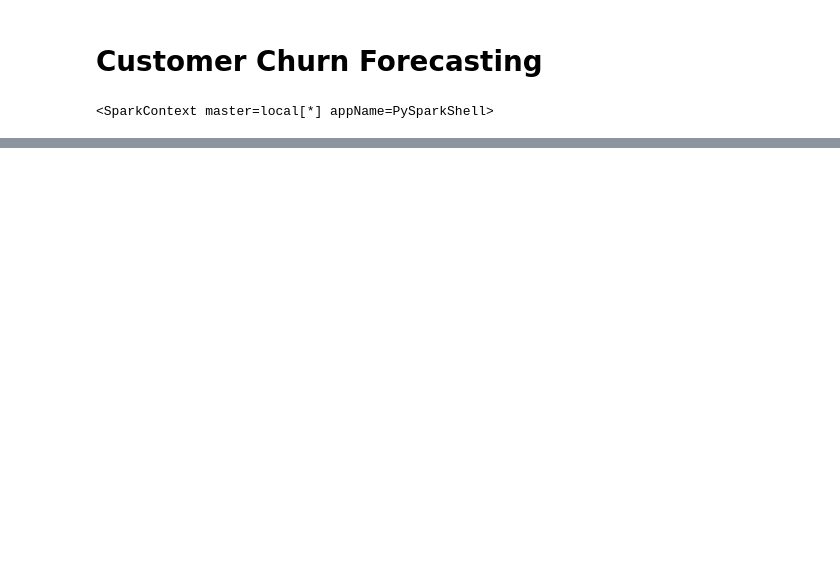
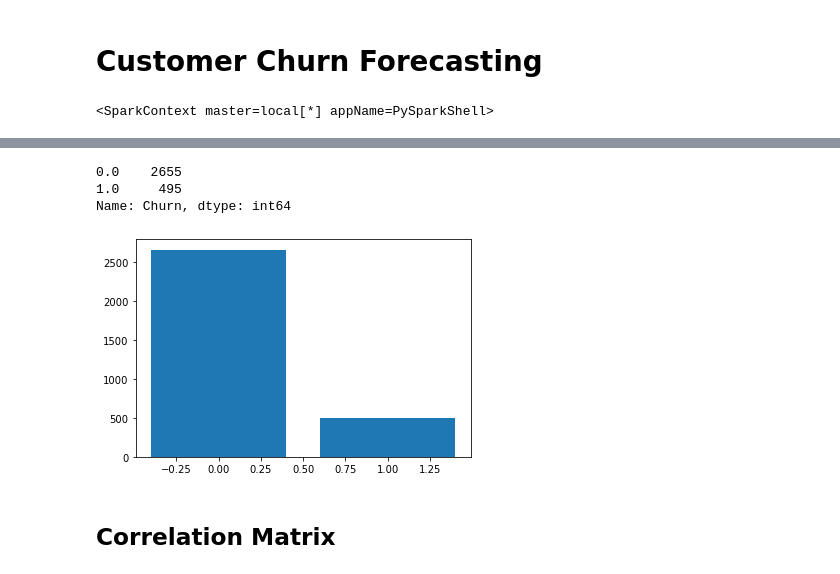
Before and after one commit to DorinBuzilov/2024_MSc_of_DataAnalytics_CA1, a Jupyter notebook: 2024_MSc_of_DataAnalytics_DorinBuzilov_sba20274.ipynb, the cells around one changed output, grey strips where cells are left out. Cells and saved outputs as stored; diff of their text form; code cells hidden in the pictures; blank space fills up the shorter version.

```diff
--- a/2024_MSc_of_DataAnalytics_DorinBuzilov_sba20274.ipynb
+++ b/2024_MSc_of_DataAnalytics_DorinBuzilov_sba20274.ipynb
@@ -28,0 +85,5 @@ data
+# %%
+data = data.toPandas()
+df = pd.DataFrame(data)
+
+df
@@ -28,0 +124,3 @@ data
+# %%
+# Convert from string object to float
+df[df.columns.tolist()] = df[df.columns.tolist()].astype(float)
@@ -28,0 +158,10 @@ data
+# %%
+plt.bar(df['Churn'].unique(), df['Churn'].value_counts())
+df.Churn.value_counts()
+# %% [output]
+0.0    2655
+1.0     495
+Name: Churn, dtype: int64
+[figure, added]
+# %% [markdown]
+## Correlation Matrix
```
Also changed, not shown: parts of 123 cells of this notebook.
